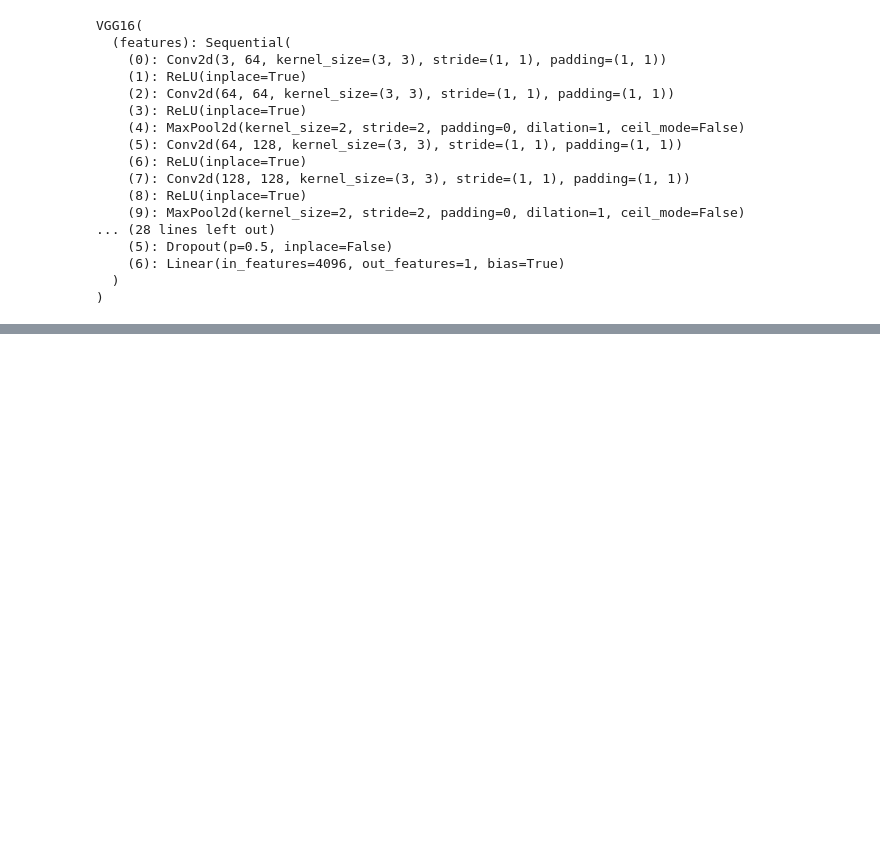
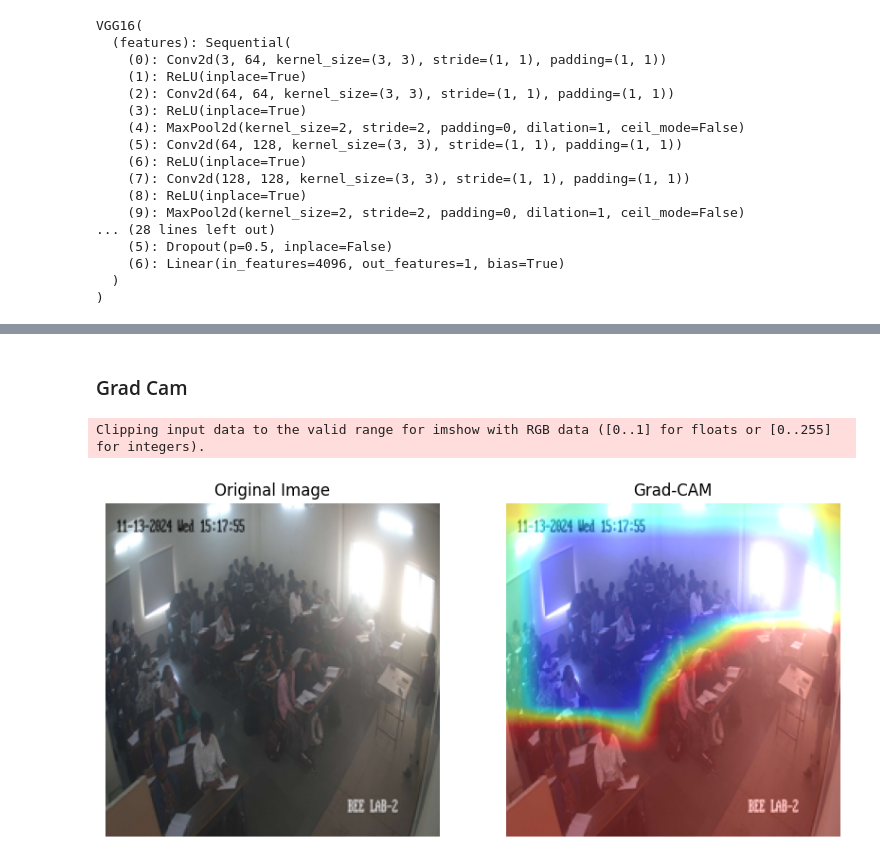
Before and after one commit to harinivas-28/Automated-Classroom-Attendence-System, a Jupyter notebook: visualise_model_wts.ipynb, the cells around one changed output, grey strips where cells are left out. Drawn from its saved outputs; the diff is of its cells as text; code cells hidden in the pictures; blank space fills up the shorter version.

```diff
--- a/visualise_model_wts.ipynb
+++ b/visualise_model_wts.ipynb
@@ -178,0 +199,2 @@ visualize_feature_maps(model, input_tensor, target_layer_name, device)
+# %% [markdown]
+### Grad Cam
@@ -178,0 +249,26 @@ visualize_feature_maps(model, input_tensor, target_layer_name, device)
+# %%
+# Generate Grad-CAM
+target_layer_name = "features.29"  # Example: Last convolutional layer of VGG-16
+cam = grad_cam(model, input_tensor, target_layer_name, device)
+# %%
+# Overlay Grad-CAM on the original image
+original_image = original_image.resize((224, 224))
+heatmap = cv2.applyColorMap(np.uint8(255 * cam), cv2.COLORMAP_JET)
+heatmap = np.array(heatmap) / 255.0
+superimposed_img = 0.5 * heatmap + np.array(original_image) / 255.0
+# %%
+# Plot the results
+plt.figure(figsize=(10, 5))
+plt.subplot(1, 2, 1)
+plt.title("Original Image")
+plt.imshow(original_image)
+plt.axis("off")
+
+plt.subplot(1, 2, 2)
+plt.title("Grad-CAM")
+plt.imshow(superimposed_img)
+plt.axis("off")
+plt.show()
+# %% [output]
+Clipping input data to the valid range for imshow with RGB data ([0..1] for floats or [0..255] for integers).
+[figure, added]
```
Also changed, not shown: parts of 7 cells of this notebook.
